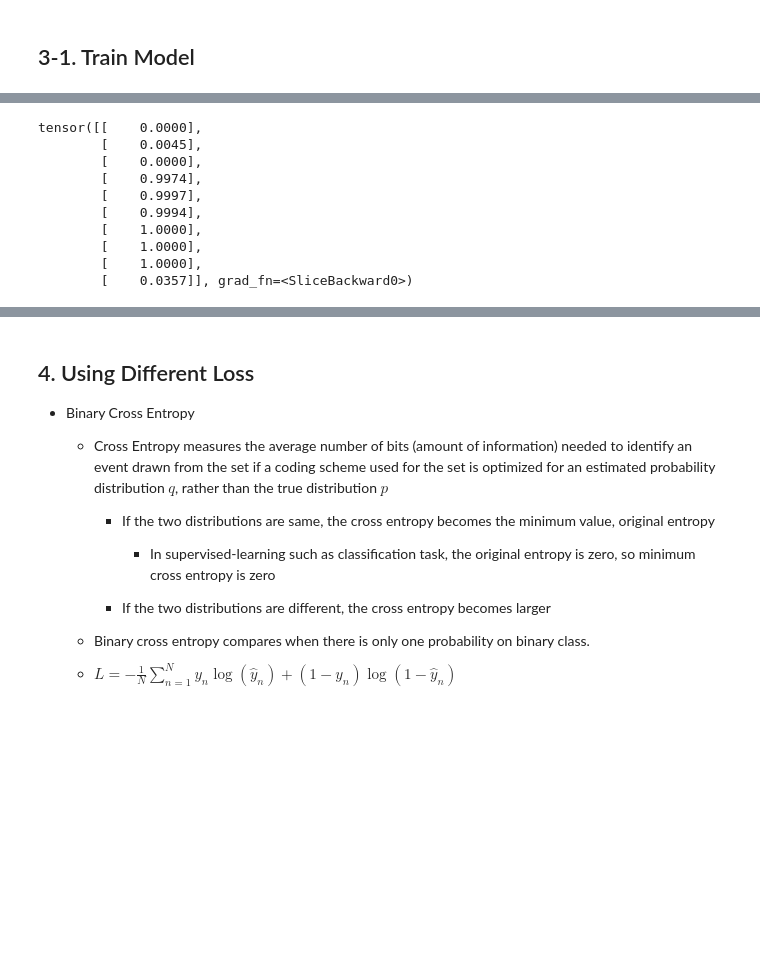
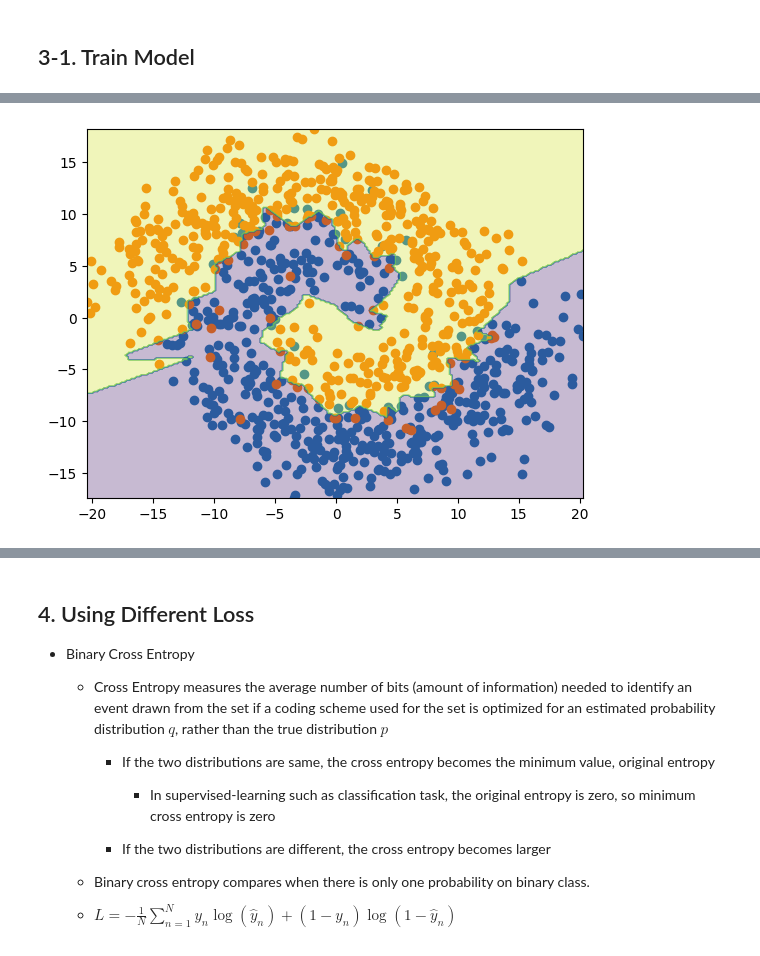
Before and after one commit to jdasam/mas1004, a Jupyter notebook: live_coding/3_binary_classification.ipynb, the cells around one changed output, grey strips where cells are left out. Cells and saved outputs as stored; diff of their text form; code cells hidden in the pictures; blank space fills up the shorter version.

```diff
--- a/live_coding/3_binary_classification.ipynb
+++ b/live_coding/3_binary_classification.ipynb
@@ -233,13 +210,4 @@ visualize_decision_boundary(model, data, label)
-# %%
-pred[:10]
-# %% [output]
-tensor([[    0.0000],
-        [    0.0045],
-        [    0.0000],
-        [    0.9974],
-        [    0.9997],
-        [    0.9994],
-        [    1.0000],
-        [    1.0000],
-        [    1.0000],
-        [    0.0357]], grad_fn=<SliceBackward0>)
+# %%
+visualize_decision_boundary(model, data, label) # after 5000 steps
+# %% [output]
+[figure, added]
```
Also changed, not shown: parts of 12 cells of this notebook.
